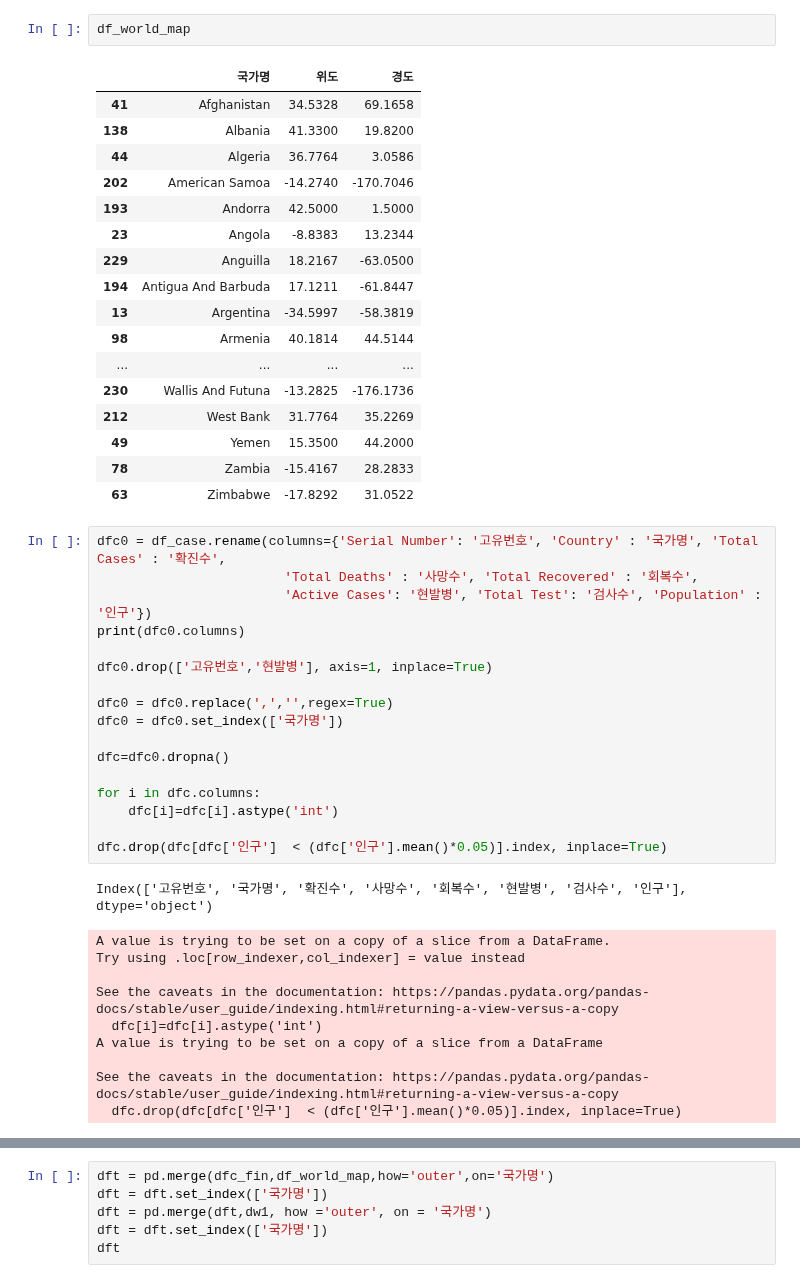
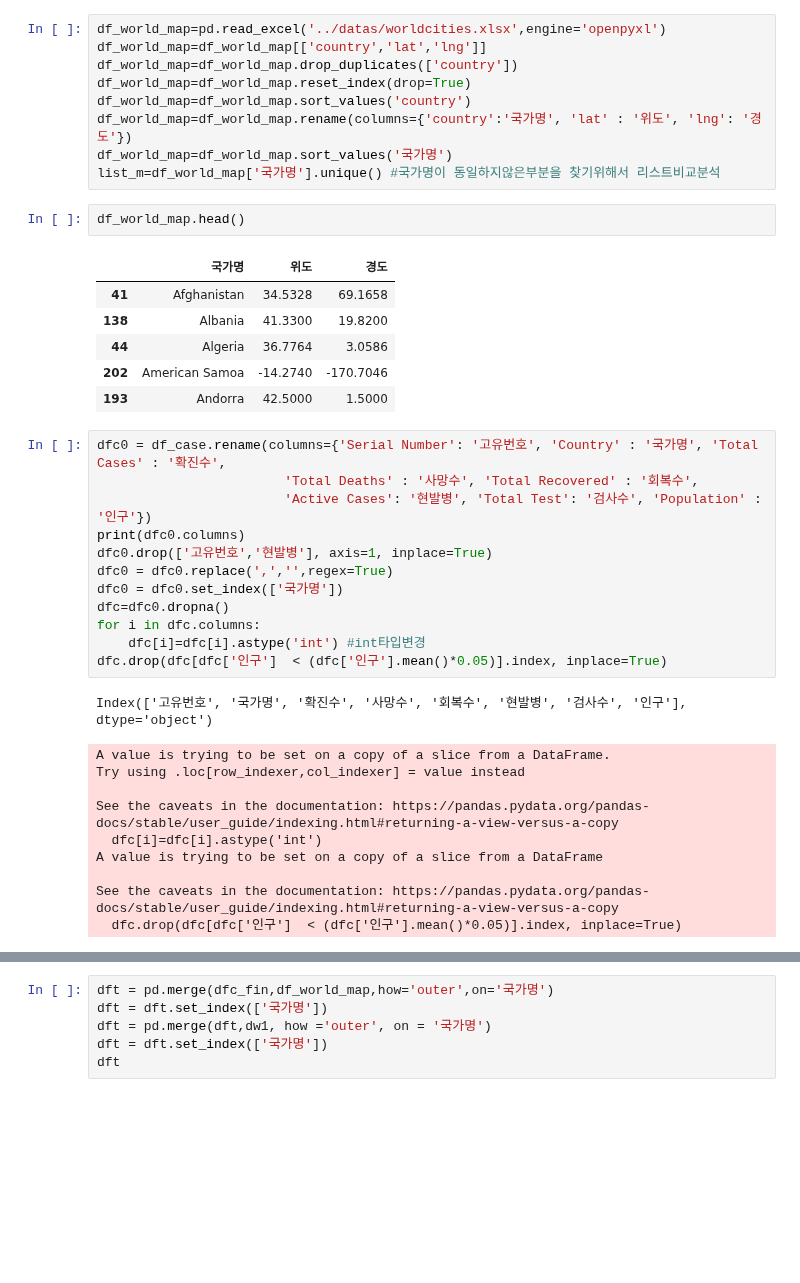
Before and after one commit to Anthony-sj/Project-Covid-19, a Jupyter notebook: ssj/Project_DF_SJ.ipynb, the cells around one changed output, grey strips where cells are left out. Drawn from its saved outputs; the diff is of its cells as text; blank space fills up the shorter version.

```diff
--- a/ssj/Project_DF_SJ.ipynb
+++ b/ssj/Project_DF_SJ.ipynb
@@ -21,39 +21,32 @@ list_m=df_world_map['국가명'].unique()
+# %%
+df_world_map=pd.read_excel('../datas/worldcities.xlsx',engine='openpyxl')
+df_world_map=df_world_map[['country','lat','lng']]
+df_world_map=df_world_map.drop_duplicates(['country'])
+df_world_map=df_world_map.reset_index(drop=True)
+df_world_map=df_world_map.sort_values('country')
+df_world_map=df_world_map.rename(columns={'country':'국가명', 'lat' : '위도', 'lng': '경도'})
+df_world_map=df_world_map.sort_values('국가명')
+list_m=df_world_map['국가명'].unique() #국가명이 동일하지않은부분을 찾기위해서 리스트비교분석
 # %%
-df_world_map
+df_world_map.head()
 # %% [output]
 |  | 국가명 | 위도 | 경도 |
 | 41 | Afghanistan | 34.5328 | 69.1658 |
 | 138 | Albania | 41.3300 | 19.8200 |
 | 44 | Algeria | 36.7764 | 3.0586 |
 | 202 | American Samoa | -14.2740 | -170.7046 |
 | 193 | Andorra | 42.5000 | 1.5000 |
-| 23 | Angola | -8.8383 | 13.2344 |
-| 229 | Anguilla | 18.2167 | -63.0500 |
-| 194 | Antigua And Barbuda | 17.1211 | -61.8447 |
-| 13 | Argentina | -34.5997 | -58.3819 |
-| 98 | Armenia | 40.1814 | 44.5144 |
-| ... | ... | ... | ... |
-| 230 | Wallis And Futuna | -13.2825 | -176.1736 |
-| 212 | West Bank | 31.7764 | 35.2269 |
-| 49 | Yemen | 15.3500 | 44.2000 |
-| 78 | Zambia | -15.4167 | 28.2833 |
-| 63 | Zimbabwe | -17.8292 | 31.0522 |
 # %%
 dfc0 = df_case.rename(columns={'Serial Number': '고유번호', 'Country' : '국가명', 'Total Cases' : '확진수',
                         'Total Deaths' : '사망수', 'Total Recovered' : '회복수',
                         'Active Cases': '현발병', 'Total Test': '검사수', 'Population' : '인구'})
 print(dfc0.columns)
-
 dfc0.drop(['고유번호','현발병'], axis=1, inplace=True)
-
 dfc0 = dfc0.replace(',','',regex=True)
 dfc0 = dfc0.set_index(['국가명'])
-
 dfc=dfc0.dropna()
-
 for i in dfc.columns:
-    dfc[i]=dfc[i].astype('int')
-
+    dfc[i]=dfc[i].astype('int') #int타입변경
 dfc.drop(dfc[dfc['인구']  < (dfc['인구'].mean()*0.05)].index, inplace=True)
 # %% [output]
 Index(['고유번호', '국가명', '확진수', '사망수', '회복수', '현발병', '검사수', '인구'], dtype='object')
```
Also changed, not shown: parts of 10 cells of this notebook, 2 other files.
